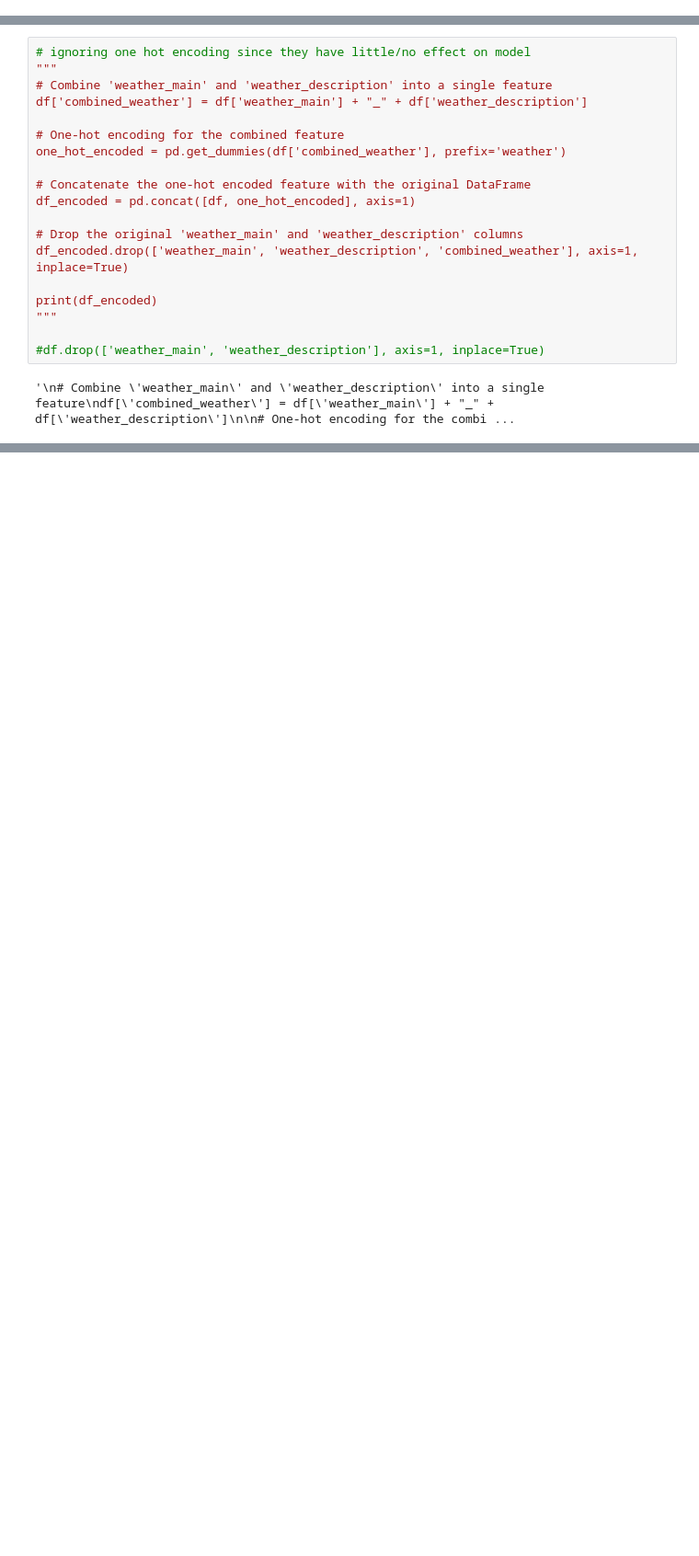
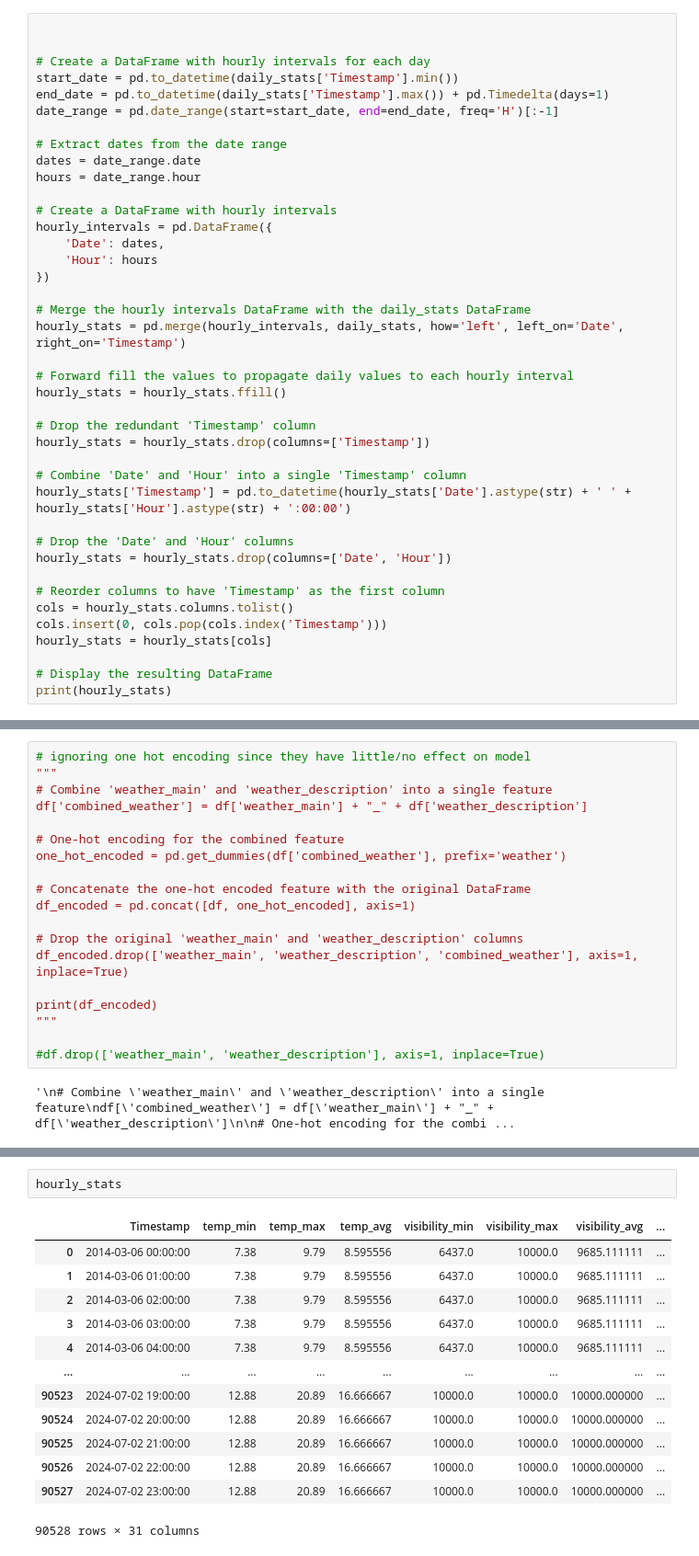
Before and after one commit to penguinumbrella/TL16, a Jupyter notebook: machine-learning/preprocessing/weather-preprocessing.ipynb, the cells around one changed output, grey strips where cells are left out. Shown at 92% size. Drawn from its saved outputs; the diff is of its cells as text; blank space fills up the shorter version.

```diff
--- a/machine-learning/preprocessing/weather-preprocessing.ipynb
+++ b/machine-learning/preprocessing/weather-preprocessing.ipynb
@@ -117,0 +129,40 @@ print(daily_stats)
+# %%
+
+
+# Create a DataFrame with hourly intervals for each day
+start_date = pd.to_datetime(daily_stats['Timestamp'].min())
+end_date = pd.to_datetime(daily_stats['Timestamp'].max()) + pd.Timedelta(days=1)
+date_range = pd.date_range(start=start_date, end=end_date, freq='H')[:-1]
+
+# Extract dates from the date range
+dates = date_range.date
+hours = date_range.hour
+
+# Create a DataFrame with hourly intervals
+hourly_intervals = pd.DataFrame({
+    'Date': dates,
+    'Hour': hours
+})
+
+# Merge the hourly intervals DataFrame with the daily_stats DataFrame
+hourly_stats = pd.merge(hourly_intervals, daily_stats, how='left', left_on='Date', right_on='Timestamp')
+
+# Forward fill the values to propagate daily values to each hourly interval
+hourly_stats = hourly_stats.ffill()
+
+# Drop the redundant 'Timestamp' column
+hourly_stats = hourly_stats.drop(columns=['Timestamp'])
+
+# Combine 'Date' and 'Hour' into a single 'Timestamp' column
+hourly_stats['Timestamp'] = pd.to_datetime(hourly_stats['Date'].astype(str) + ' ' + hourly_stats['Hour'].astype(str) + ':00:00')
+
+# Drop the 'Date' and 'Hour' columns
+hourly_stats = hourly_stats.drop(columns=['Date', 'Hour'])
+
+# Reorder columns to have 'Timestamp' as the first column
+cols = hourly_stats.columns.tolist()
+cols.insert(0, cols.pop(cols.index('Timestamp')))
+hourly_stats = hourly_stats[cols]
+
+# Display the resulting DataFrame
+print(hourly_stats)
@@ -155 +208,17 @@ df
+# %%
+hourly_stats
+# %% [output]
+|  | Timestamp | temp_min | temp_max | temp_avg | visibility_min | visibility_max | visibility_avg | ... |
+| 0 | 2014-03-06 00:00:00 | 7.38 | 9.79 | 8.595556 | 6437.0 | 10000.0 | 9685.111111 | ... |
+| 1 | 2014-03-06 01:00:00 | 7.38 | 9.79 | 8.595556 | 6437.0 | 10000.0 | 9685.111111 | ... |
+| 2 | 2014-03-06 02:00:00 | 7.38 | 9.79 | 8.595556 | 6437.0 | 10000.0 | 9685.111111 | ... |
+| 3 | 2014-03-06 03:00:00 | 7.38 | 9.79 | 8.595556 | 6437.0 | 10000.0 | 9685.111111 | ... |
+| 4 | 2014-03-06 04:00:00 | 7.38 | 9.79 | 8.595556 | 6437.0 | 10000.0 | 9685.111111 | ... |
+| ... | ... | ... | ... | ... | ... | ... | ... | ... |
+| 90523 | 2024-07-02 19:00:00 | 12.88 | 20.89 | 16.666667 | 10000.0 | 10000.0 | 10000.000000 | ... |
+| 90524 | 2024-07-02 20:00:00 | 12.88 | 20.89 | 16.666667 | 10000.0 | 10000.0 | 10000.000000 | ... |
+| 90525 | 2024-07-02 21:00:00 | 12.88 | 20.89 | 16.666667 | 10000.0 | 10000.0 | 10000.000000 | ... |
+| 90526 | 2024-07-02 22:00:00 | 12.88 | 20.89 | 16.666667 | 10000.0 | 10000.0 | 10000.000000 | ... |
+| 90527 | 2024-07-02 23:00:00 | 12.88 | 20.89 | 16.666667 | 10000.0 | 10000.0 | 10000.000000 | ... |
+90528 rows × 31 columns
 # %%
```
Also changed, not shown: parts of 8 cells of this notebook, 7 other files.
